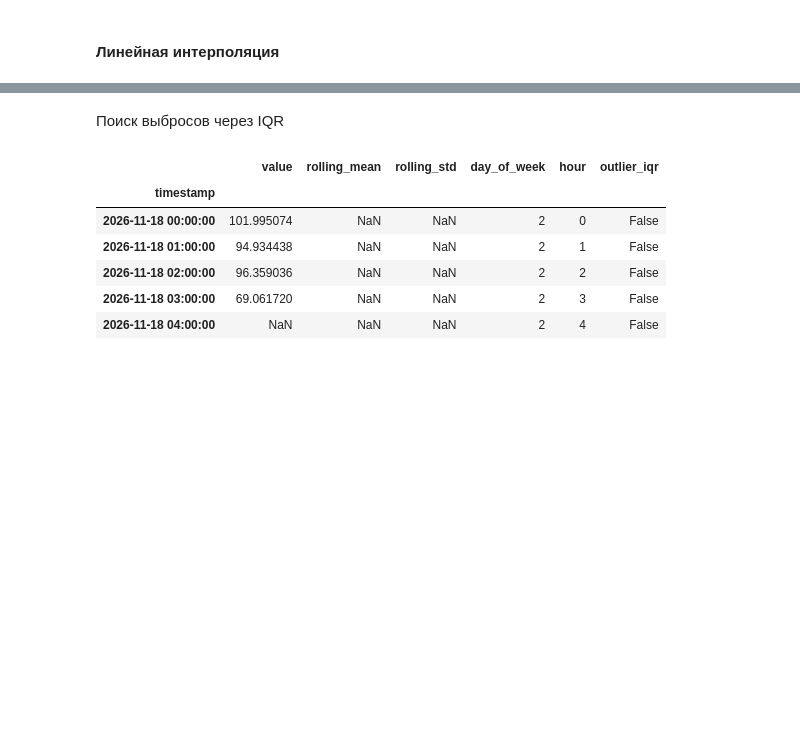
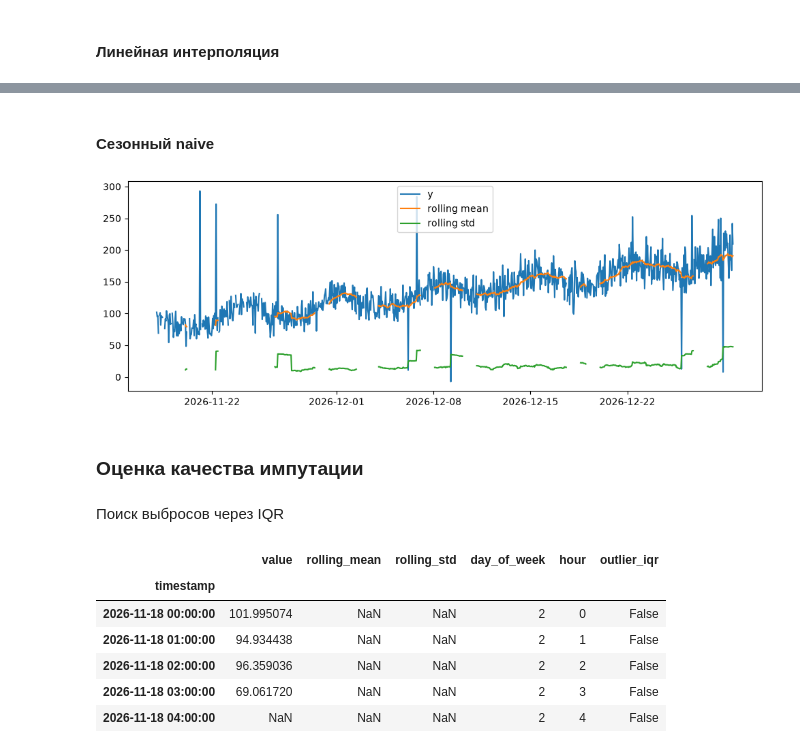
Before and after one commit to Rodeffs/Master1_Programming, a Jupyter notebook: Time_Series/01_lab/01_lab.ipynb, the cells around one changed output, grey strips where cells are left out. Drawn from its saved outputs; the diff is of its cells as text; code cells hidden in the pictures; blank space fills up the shorter version.

```diff
--- a/Time_Series/01_lab/01_lab.ipynb
+++ b/Time_Series/01_lab/01_lab.ipynb
@@ -203,3 +202,13 @@ plot_with_mean(df_lin)
+# %% [markdown]
+#### Сезонный naive
+# %%
+df_naive = df_orig.fillna(df_orig.shift(168))
+set_rolling(df_naive)
+plot_with_rolling(df_naive)
+# %% [output]
+[figure, added]
+# %% [markdown]
+### Оценка качества импутации
 # %% [markdown]
 Поиск выбросов через IQR
 # %%
```
Also changed, not shown: parts of 21 cells of this notebook.
